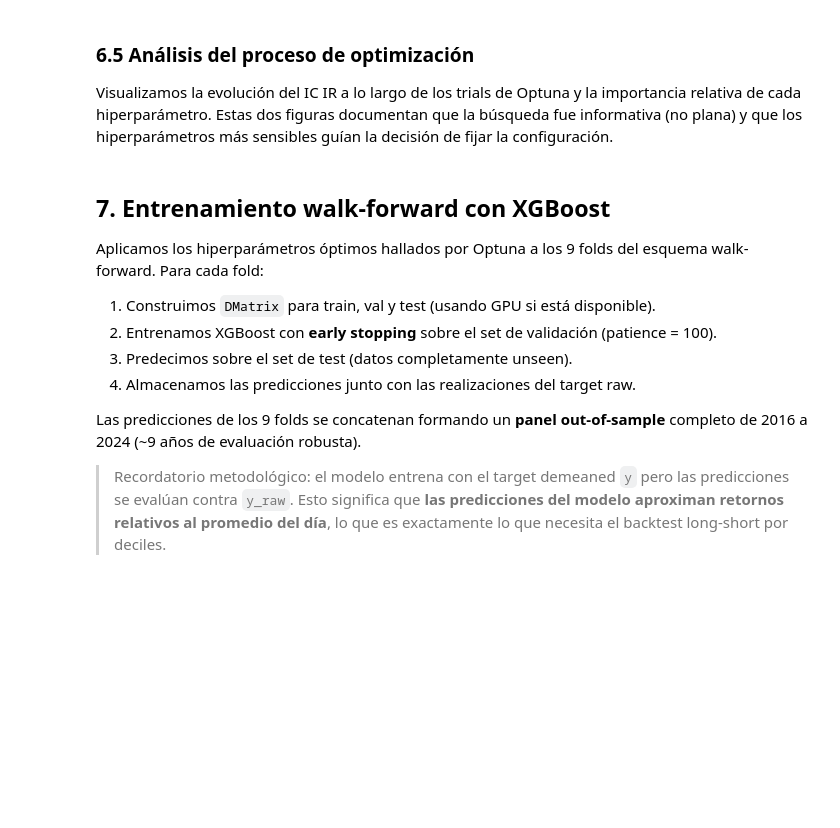
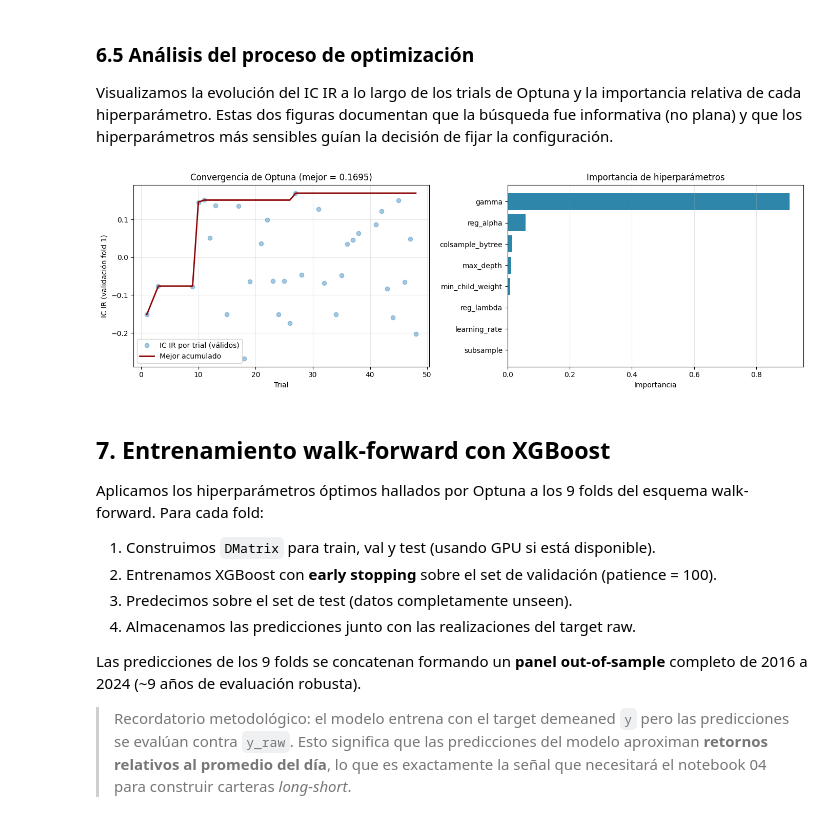
Before and after one commit to Fisjo/bachelor-thesis, a Jupyter notebook: notebooks/03-model-training.ipynb, the cells around one changed output. Saved outputs shown, nothing was run; the diff lists cells and outputs as text; code cells hidden in the pictures; blank space fills up the shorter version.

```diff
--- a/notebooks/03-model-training.ipynb
+++ b/notebooks/03-model-training.ipynb
@@ -680,33 +779,37 @@ Visualizamos la evolución del IC IR a lo largo de los trials de Optuna y la imp
 # %%
 fig, axes = plt.subplots(1, 2, figsize=(14, 4.5))
 
-# --- (a) Historia de optimización ---
-trial_values = [t.value for t in study.trials if t.value is not None]
-running_max  = np.maximum.accumulate(trial_values)
-axes[0].plot(trial_values, "o", alpha=0.4, label="IC IR por trial")
-axes[0].plot(running_max, "-", color="darkred", lw=2, label="Mejor acumulado")
+# --- (a) Historia de optimización (zoom: ocultamos trials degenerados) ---
+valid_trials = [(i, t.value) for i, t in enumerate(study.trials)
+                if t.value is not None and t.value > -1.0]
+xs, ys = zip(*valid_trials)
+running_max_v = np.maximum.accumulate(ys)
+axes[0].plot(xs, ys, "o", alpha=0.4, label="IC IR por trial (válidos)")
+axes[0].plot(xs, running_max_v, "-", color="darkred", lw=2, label="Mejor acumulado")
 axes[0].set_xlabel("Trial")
 axes[0].set_ylabel("IC IR (validación fold 1)")
-axes[0].set_title("Evolución de la optimización con Optuna")
+axes[0].set_title(f"Convergencia de Optuna (mejor = {study.best_value:.4f})")
 axes[0].legend()
 axes[0].grid(alpha=0.3)
 
 # --- (b) Importancia de hiperparámetros ---
 try:
     importances = optuna.importance.get_param_importances(study)
     params_imp = list(importances.keys())
     values_imp = list(importances.values())
     axes[1].barh(params_imp, values_imp, color="#2E86AB")
     axes[1].invert_yaxis()
     axes[1].set_xlabel("Importancia")
     axes[1].set_title("Importancia de hiperparámetros")
     axes[1].grid(axis="x", alpha=0.3)
 except Exception as e:
     axes[1].text(0.5, 0.5, f"Importancia no disponible:\n{e}",
                  ha="center", va="center", transform=axes[1].transAxes)
 
 plt.tight_layout()
 plt.show()
+# %% [output]
+[figure, added]
 # %% [markdown]
 ## 7. Entrenamiento walk-forward con XGBoost
 
@@ -719,7 +822,7 @@ Aplicamos los hiperparámetros óptimos hallados por Optuna a los 9 folds del es
 
 Las predicciones de los 9 folds se concatenan formando un **panel out-of-sample** completo de 2016 a 2024 (~9 años de evaluación robusta).
 
-> Recordatorio metodológico: el modelo entrena con el target demeaned `y` pero las predicciones se evalúan contra `y_raw`. Esto significa que **las predicciones del modelo aproximan retornos relativos al promedio del día**, lo que es exactamente lo que necesita el backtest long-short por deciles.
+> Recordatorio metodológico: el modelo entrena con el target demeaned `y` pero las predicciones se evalúan contra `y_raw`. Esto significa que las predicciones del modelo aproximan **retornos relativos al promedio del día**, lo que es exactamente la señal que necesitará el notebook 04 para construir carteras *long-short*.
 # %%
 def train_xgboost_walk_forward(
     X: pd.DataFrame,
```
Also changed, not shown: parts of 34 cells of this notebook, 3 other files.
